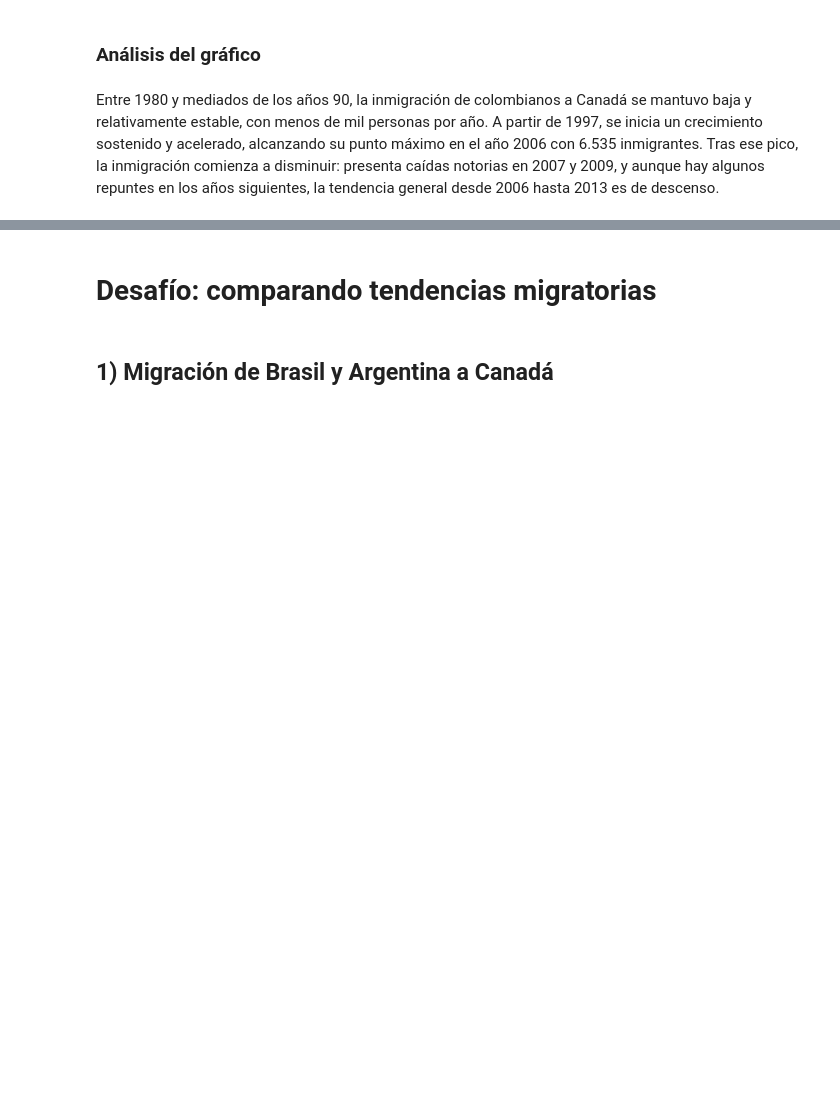
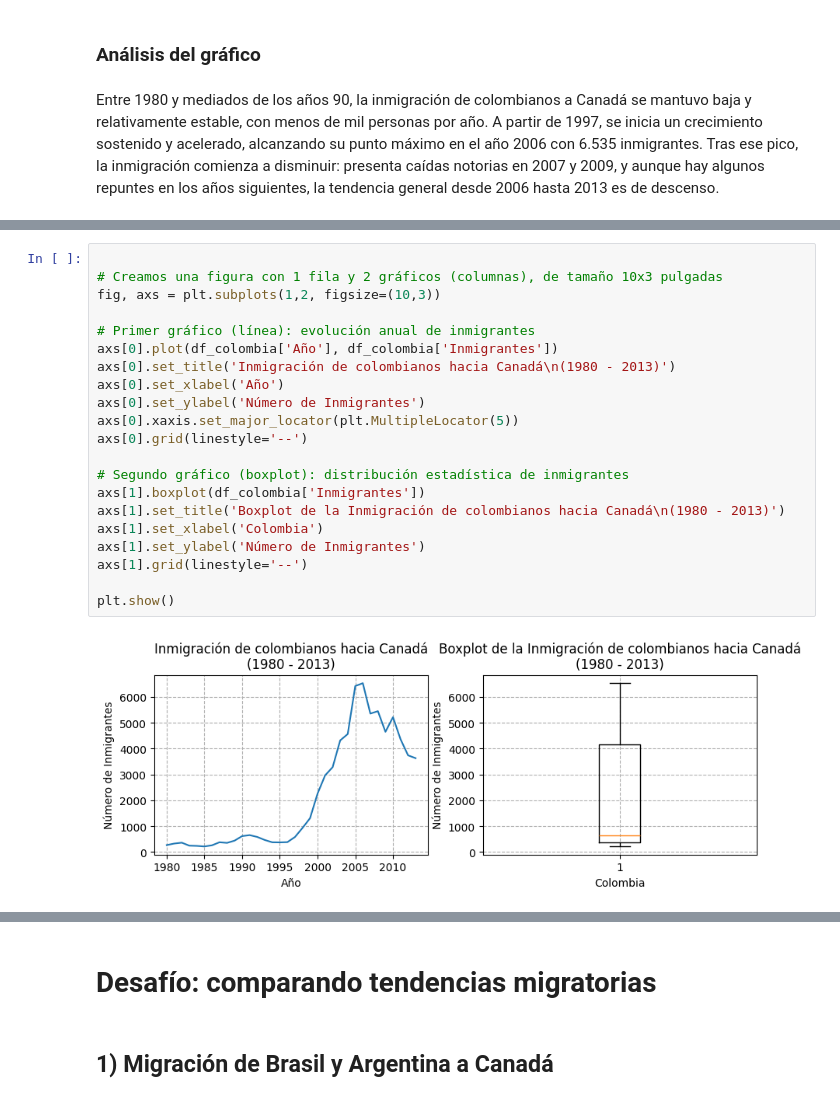
Before and after one commit to DanielRaiicHu/visualizacion-de-datos-con-bibliotecas-de-python, a Jupyter notebook: visualizacion_de_datos_con_bibliotecas_de_python.ipynb, the cells around one changed output, grey strips where cells are left out. Drawn from its saved outputs; the diff is of its cells as text; blank space fills up the shorter version.

```diff
--- a/visualizacion_de_datos_con_bibliotecas_de_python.ipynb
+++ b/visualizacion_de_datos_con_bibliotecas_de_python.ipynb
@@ -192,0 +245,23 @@ Entre 1980 y mediados de los años 90, la inmigración de colombianos a Canadá
+# %%
+
+# Creamos una figura con 1 fila y 2 gráficos (columnas), de tamaño 10x3 pulgadas
+fig, axs = plt.subplots(1,2, figsize=(10,3))
+
+# Primer gráfico (línea): evolución anual de inmigrantes
+axs[0].plot(df_colombia['Año'], df_colombia['Inmigrantes'])
+axs[0].set_title('Inmigración de colombianos hacia Canadá\n(1980 - 2013)')
+axs[0].set_xlabel('Año')
+axs[0].set_ylabel('Número de Inmigrantes')
+axs[0].xaxis.set_major_locator(plt.MultipleLocator(5))
+axs[0].grid(linestyle='--')
+
+# Segundo gráfico (boxplot): distribución estadística de inmigrantes
+axs[1].boxplot(df_colombia['Inmigrantes'])
+axs[1].set_title('Boxplot de la Inmigración de colombianos hacia Canadá\n(1980 - 2013)')
+axs[1].set_xlabel('Colombia')
+axs[1].set_ylabel('Número de Inmigrantes')
+axs[1].grid(linestyle='--')
+
+plt.show()
+# %% [output]
+[figure, added]
```
Also changed, not shown: parts of 19 cells of this notebook.
